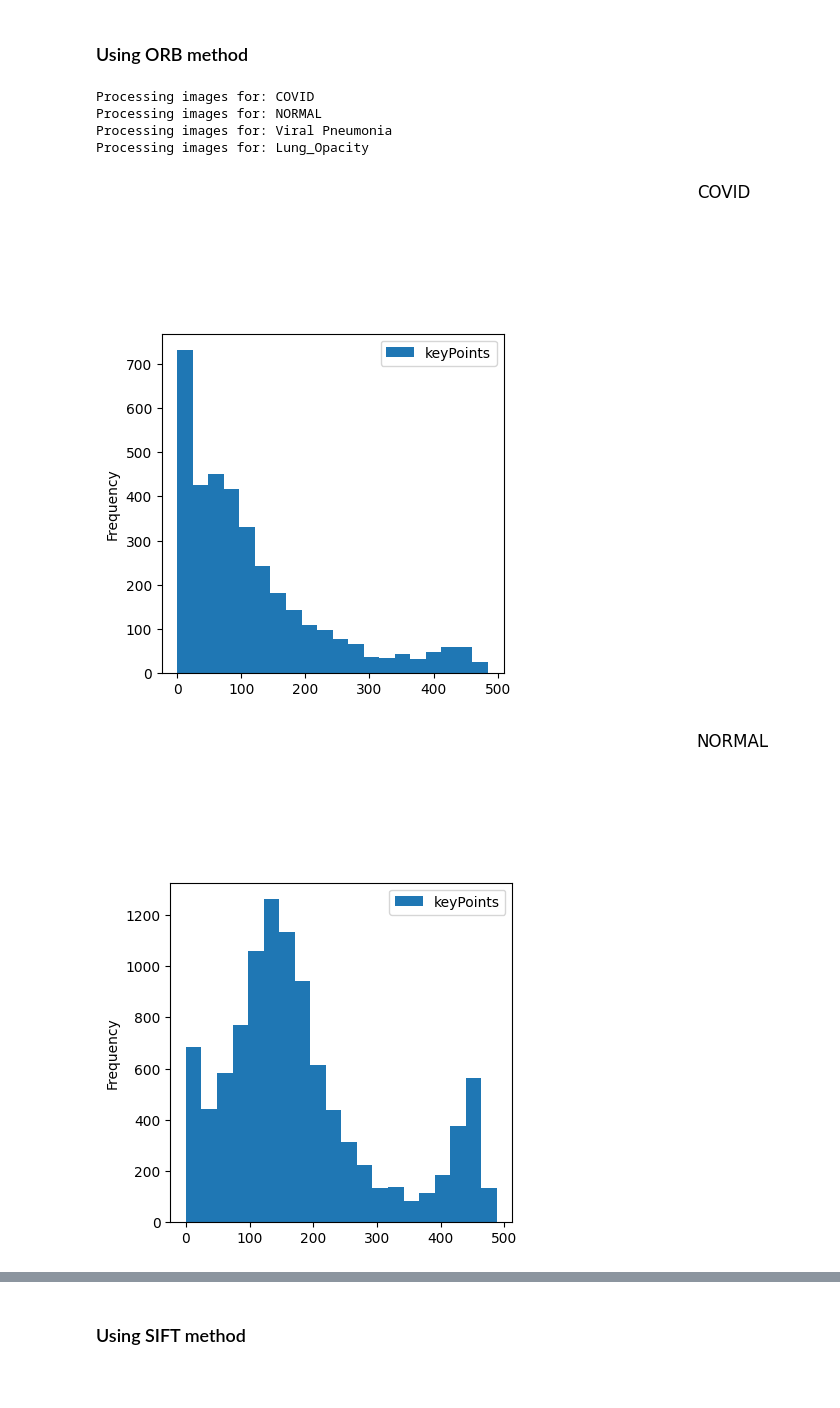
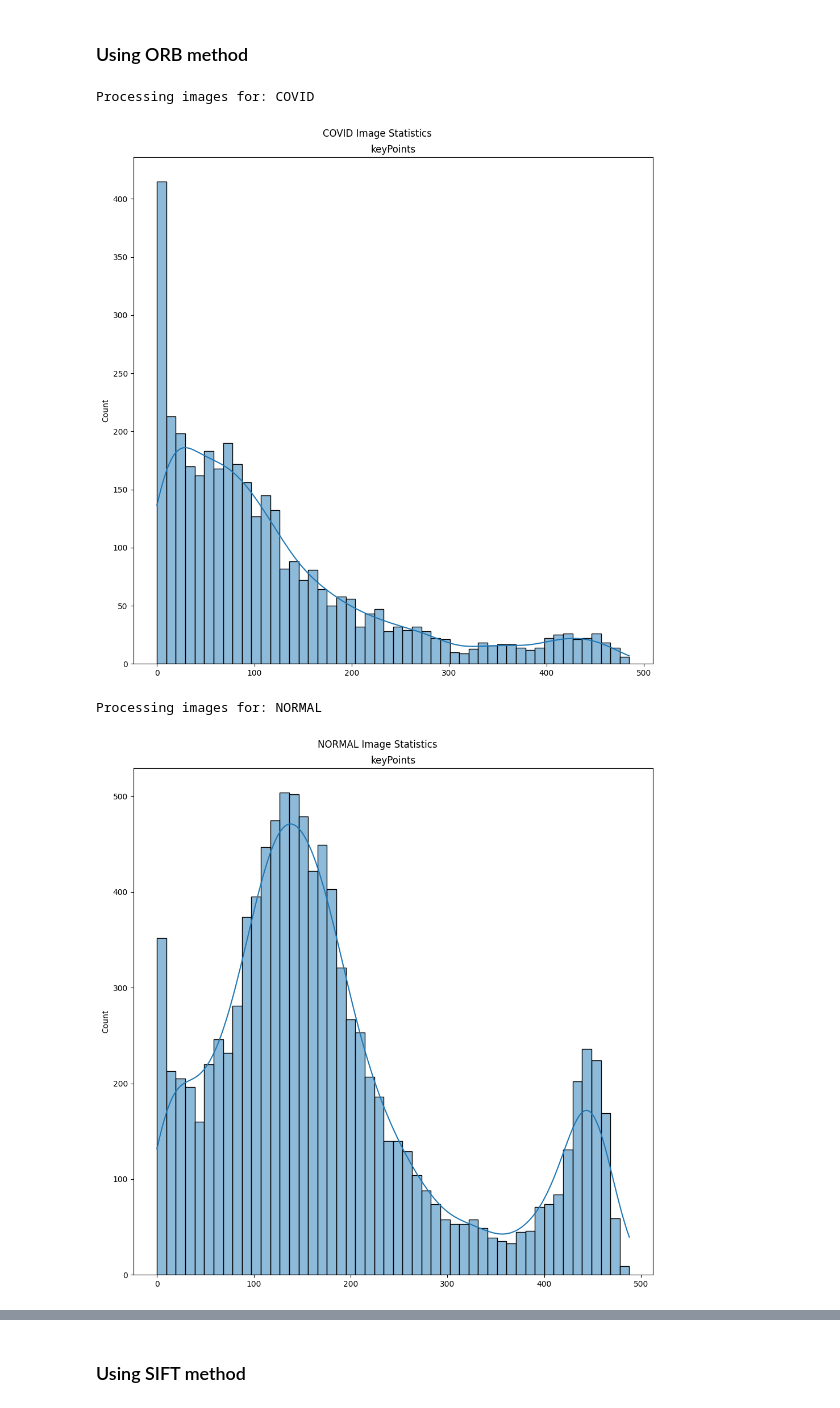
Before and after one commit to rehabaam/ds_covid19_project, a Jupyter notebook: notebooks/2.2_Exploring_features_full_image.ipynb, the cells around one changed output, grey strips where cells are left out. Saved outputs shown, nothing was run; the diff lists cells and outputs as text; code cells hidden in the pictures; blank space fills up the shorter version.

Commit message:
chore(notebooks): using new plot function

```diff
--- a/notebooks/2.2_Exploring_features_full_image.ipynb
+++ b/notebooks/2.2_Exploring_features_full_image.ipynb
@@ -110,13 +110,11 @@ plot_images([original_image, cropped_image, sgmnt_image], ['Original Image', 'Cr
 # %%
 for i in dataset:
     print('Processing images for:',i)
     image_stats = get_all_images_features(raw_data_dir+i+'/images')
-    plot_images_statistics(i,image_stats[2])
+    plot_images_statistics(i,image_stats[2],1)
     del image_stats
 # %% [output]
 Processing images for: COVID
-Processing images for: NORMAL
-Processing images for: Viral Pneumonia
-Processing images for: Lung_Opacity
-[figure, old version]
+[figure, new version]
+Processing images for: NORMAL
-[figure, old version]
+[figure, new version]
```
Also changed, not shown: parts of 2 cells of this notebook, 4 other files.
